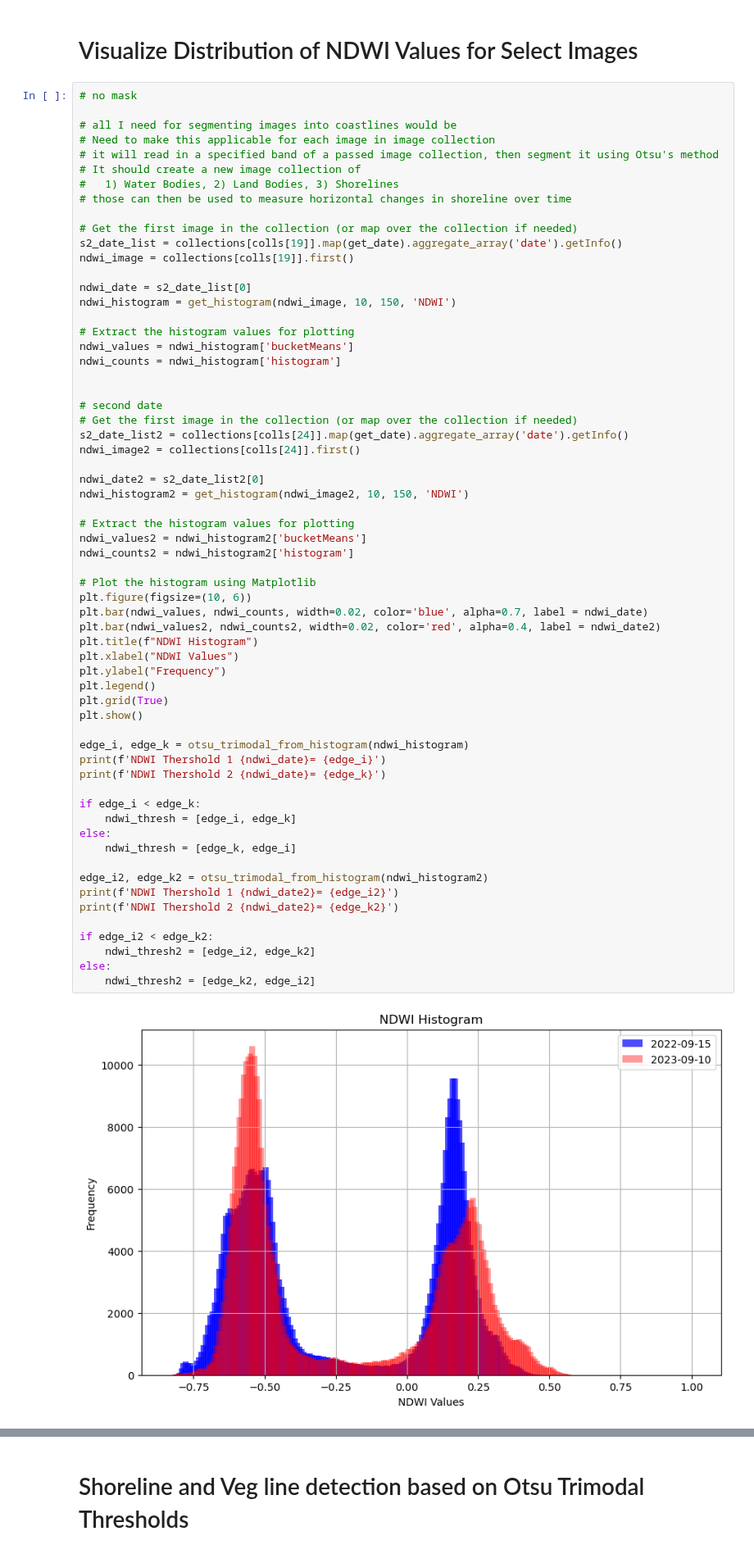
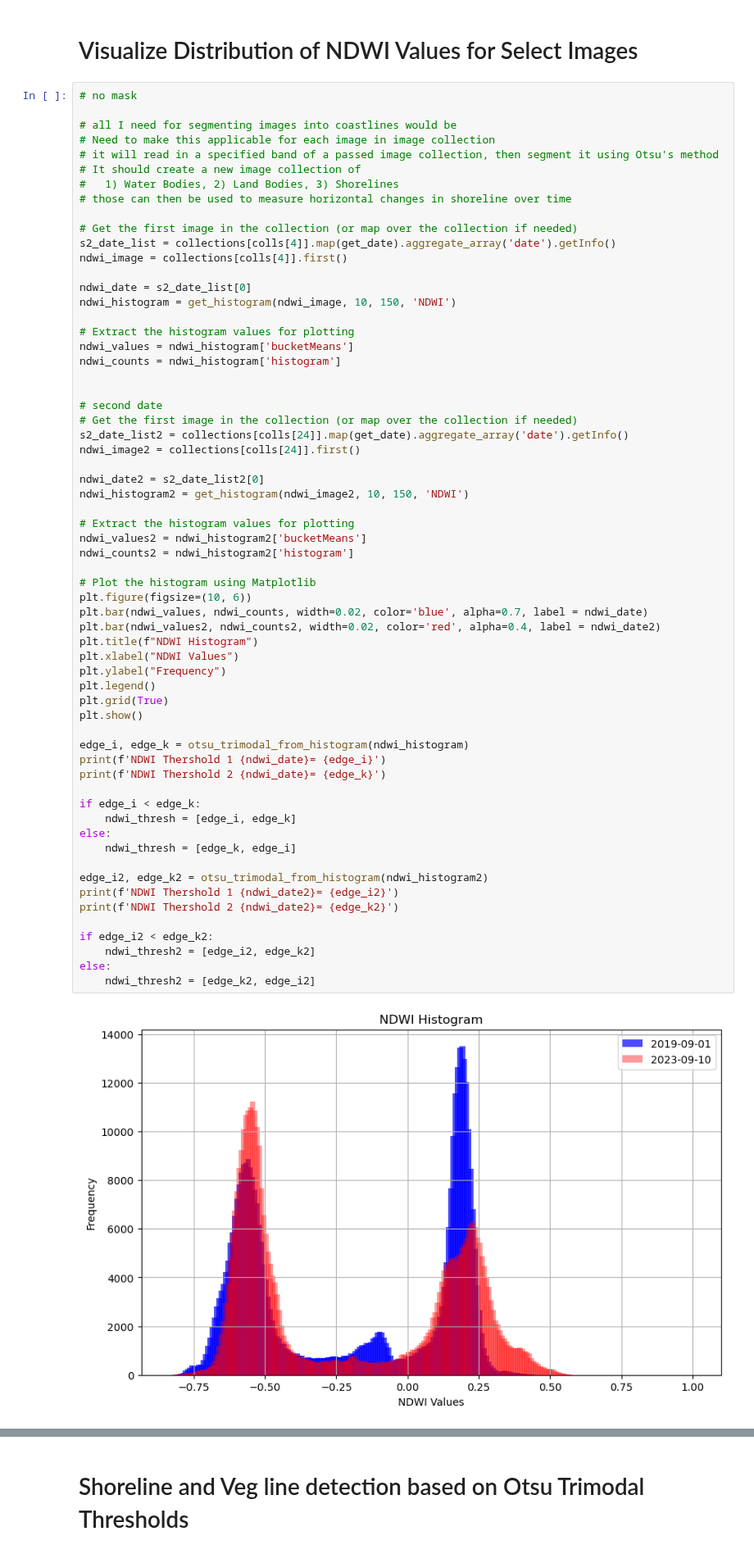
Before and after one commit to SOILSAT/Sat_Info, a Jupyter notebook: gee_python/shoreline_getter.ipynb, the cells around one changed output, grey strips where cells are left out. Shown at 82% size. Cells and saved outputs as stored; diff of their text form.

```diff
--- a/gee_python/shoreline_getter.ipynb
+++ b/gee_python/shoreline_getter.ipynb
@@ -351,8 +353,8 @@ for i, coll in enumerate(colls):
 # those can then be used to measure horizontal changes in shoreline over time
 
 # Get the first image in the collection (or map over the collection if needed)
-s2_date_list = collections[colls[19]].map(get_date).aggregate_array('date').getInfo()
-ndwi_image = collections[colls[19]].first()
+s2_date_list = collections[colls[4]].map(get_date).aggregate_array('date').getInfo()
+ndwi_image = collections[colls[4]].first()
 
 ndwi_date = s2_date_list[0]
 ndwi_histogram = get_histogram(ndwi_image, 10, 150, 'NDWI')
@@ -376,31 +378,31 @@ ndwi_counts2 = ndwi_histogram2['histogram']
 
 # Plot the histogram using Matplotlib
 plt.figure(figsize=(10, 6))
 plt.bar(ndwi_values, ndwi_counts, width=0.02, color='blue', alpha=0.7, label = ndwi_date)
 plt.bar(ndwi_values2, ndwi_counts2, width=0.02, color='red', alpha=0.4, label = ndwi_date2)
 plt.title(f"NDWI Histogram")
 plt.xlabel("NDWI Values")
 plt.ylabel("Frequency")
 plt.legend()
 plt.grid(True)
 plt.show()
 
 edge_i, edge_k = otsu_trimodal_from_histogram(ndwi_histogram)
 print(f'NDWI Thershold 1 {ndwi_date}= {edge_i}')
 print(f'NDWI Thershold 2 {ndwi_date}= {edge_k}')
 
 if edge_i < edge_k:
     ndwi_thresh = [edge_i, edge_k]
 else:
     ndwi_thresh = [edge_k, edge_i]
 
 edge_i2, edge_k2 = otsu_trimodal_from_histogram(ndwi_histogram2)
 print(f'NDWI Thershold 1 {ndwi_date2}= {edge_i2}')
 print(f'NDWI Thershold 2 {ndwi_date2}= {edge_k2}')
 
 if edge_i2 < edge_k2:
     ndwi_thresh2 = [edge_i2, edge_k2]
 else:
     ndwi_thresh2 = [edge_k2, edge_i2]
 # %% [output]
-[figure, old version]
+[figure, new version]
```
Also changed, not shown: parts of 19 cells of this notebook.
